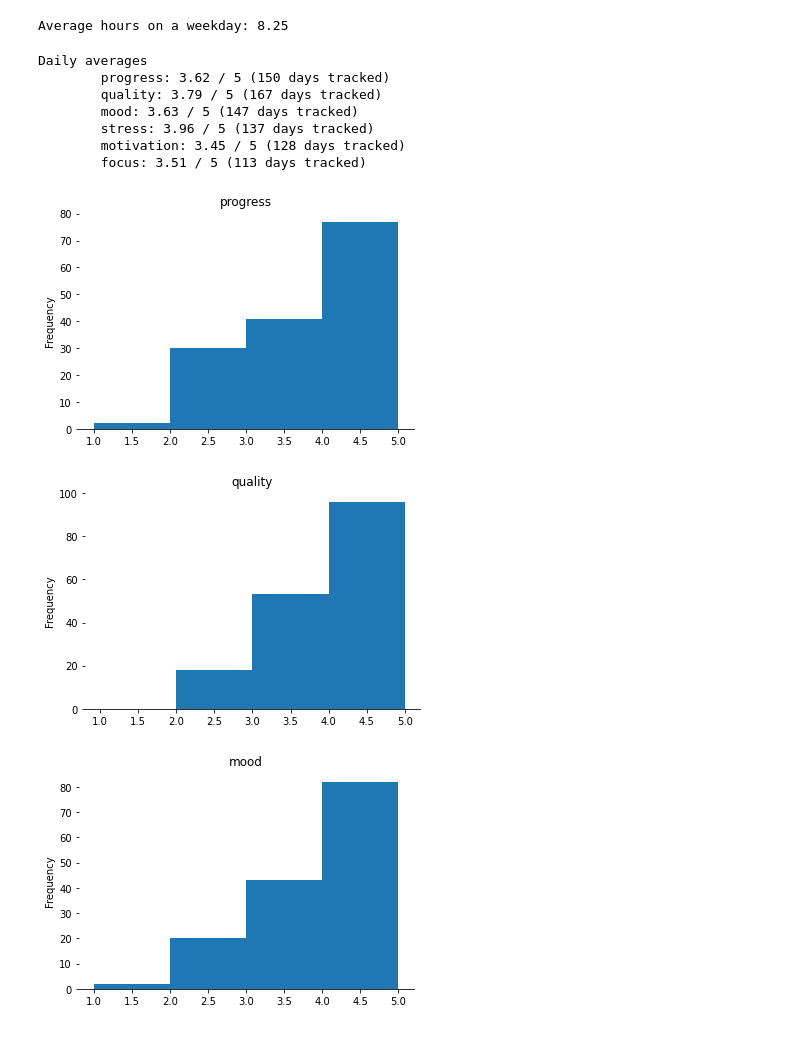
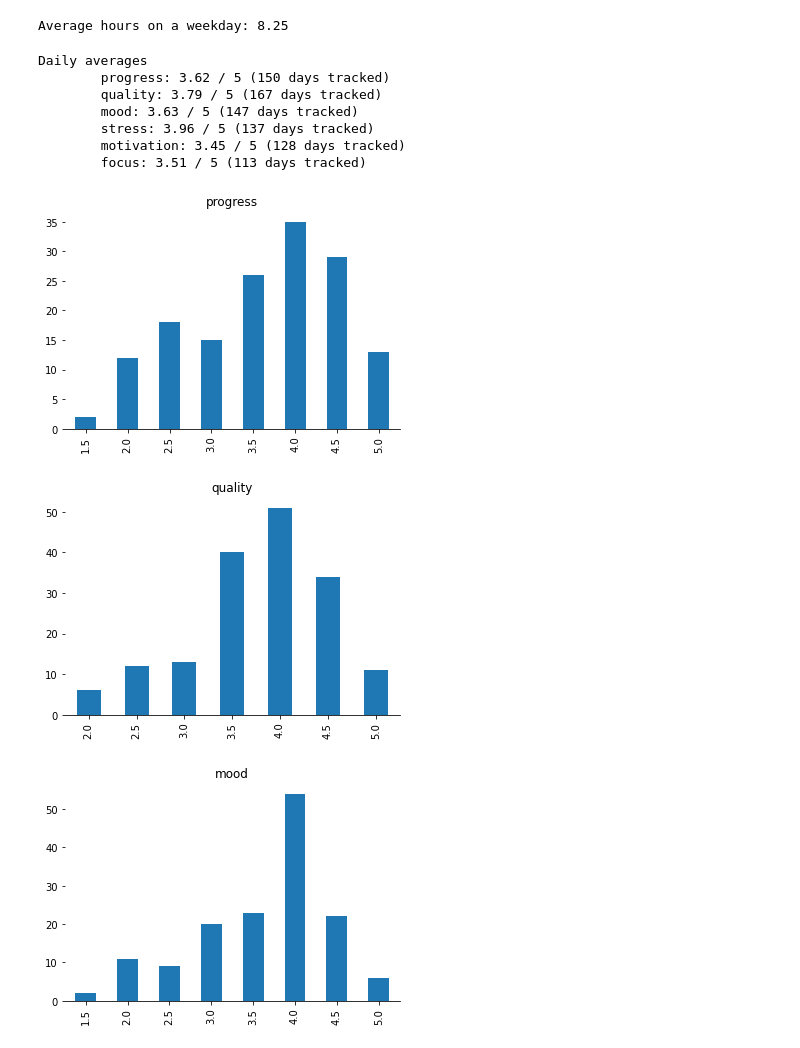
Before and after one commit to GraysonRicketts/Personal-Metrics, a Jupyter notebook: metrics-analysis/work-metrics-July-2019-April-2020.ipynb, the cells around one changed output. Saved outputs shown, nothing was run; the diff lists cells and outputs as text; code cells hidden in the pictures.

```diff
--- a/metrics-analysis/work-metrics-July-2019-April-2020.ipynb
+++ b/metrics-analysis/work-metrics-July-2019-April-2020.ipynb
@@ -39,7 +41,7 @@ df[is_string.columns] = is_string.apply(lambda x: x.str.strip())
 # %%
 # Convert strings to numbers
-for x in ['hours_worked', 'caffeine']:
-    df[x] = pd.to_numeric(work_df[x])
+for x in ['hours_worked']:
+    df[x] = pd.to_numeric(df[x])
 # %%
 # Sleep quality and anxiety was measured with the values "very bad", "bad",
 # "okay", "good", and "very good" in the spreadsheet. In the df they'll
@@ -64,6 +66,16 @@ for x in ['sleep_quality', 'anxiety']:
 # "3-Okay", "4-Good", and "5-Very good" in the spreadsheet. In the df they'll
 # be converted to numbers for easier analysis.
 df['energy_at_start'] = df['energy_at_start'].apply(lambda x: np.nan if pd.isnull(x) else int(x[0]))
+# %%
+# Dropping nterruptions and tasks since they're measurement has
+# least integrity to me.
+df = df.drop(columns=['interruptions', 'tasks'])
+# %%
+# Dropping meetings since they are inevitable and my
+# measurement  is impercise (i.e. none, few, many,
+# constant). If I were to do again I would
+# do by minutes per day.
+df = df.drop(columns='meeetings')
 # %%
 df.dtypes
 # %% [output]
@@ -91,9 +105,9 @@ df.shape
 # %%
 # Gets only days I was working
-work_df = df[(df['weekend'] == False) & (df['vacation'] == False) & ()]
+work_df = df[(df['weekend'] == False) & (df['vacation'] == False) & (df['sick_day'] == False)]
 
 # Drops the weekend column since no longer needed
-work_df = work_df.drop(columns=['weekend'])
+work_df = work_df.drop(columns=['weekend', 'vacation', 'sick_day'])
 # %%
 work_df.shape
 # %% [output]
@@ -122,34 +136,35 @@ metrics = ['progress','quality', 'mood', 'stress', 'motivation', 'focus']
 print('Daily averages')
 for metric in metrics:
     # Setup plotting
     plt.figure(n)
     n = n + 1
 
     # Metrics that are 0 weren't filled in either becuase I did not enter values
     # for that day. Most likely this was because I had not started tracking that
     # metric yet.
     metric_series = work_df[metric][work_df[metric] > 1]
 
     # Print average
     avg = metric_series.mean()
     print('\t{0}: {1} / 5 ({2} days tracked)'.format(metric, round(avg, 2), metric_series.size))
 
     # Plot histogram
-    ax = metric_series.plot.hist(bins=[1,2,3,4,5])
+#     ax = metric_series.plot.hist(bins=[1,2,3,4,5])
+    ax = metric_series.value_counts().sort_index().plot.bar()
     # Despine
     ax.spines['right'].set_visible(False)
     ax.spines['top'].set_visible(False)
     ax.spines['left'].set_visible(False)
 
     ax.set_title(metric)
 # %% [output]
 Daily averages
         progress: 3.62 / 5 (150 days tracked)
         quality: 3.79 / 5 (167 days tracked)
         mood: 3.63 / 5 (147 days tracked)
         stress: 3.96 / 5 (137 days tracked)
         motivation: 3.45 / 5 (128 days tracked)
         focus: 3.51 / 5 (113 days tracked)
-[figure, old version]
+[figure, new version]
-[figure, old version]
+[figure, new version]
-[figure, old version]
+[figure, new version]
```
Also changed, not shown: parts of 16 cells of this notebook, 1 other file.
